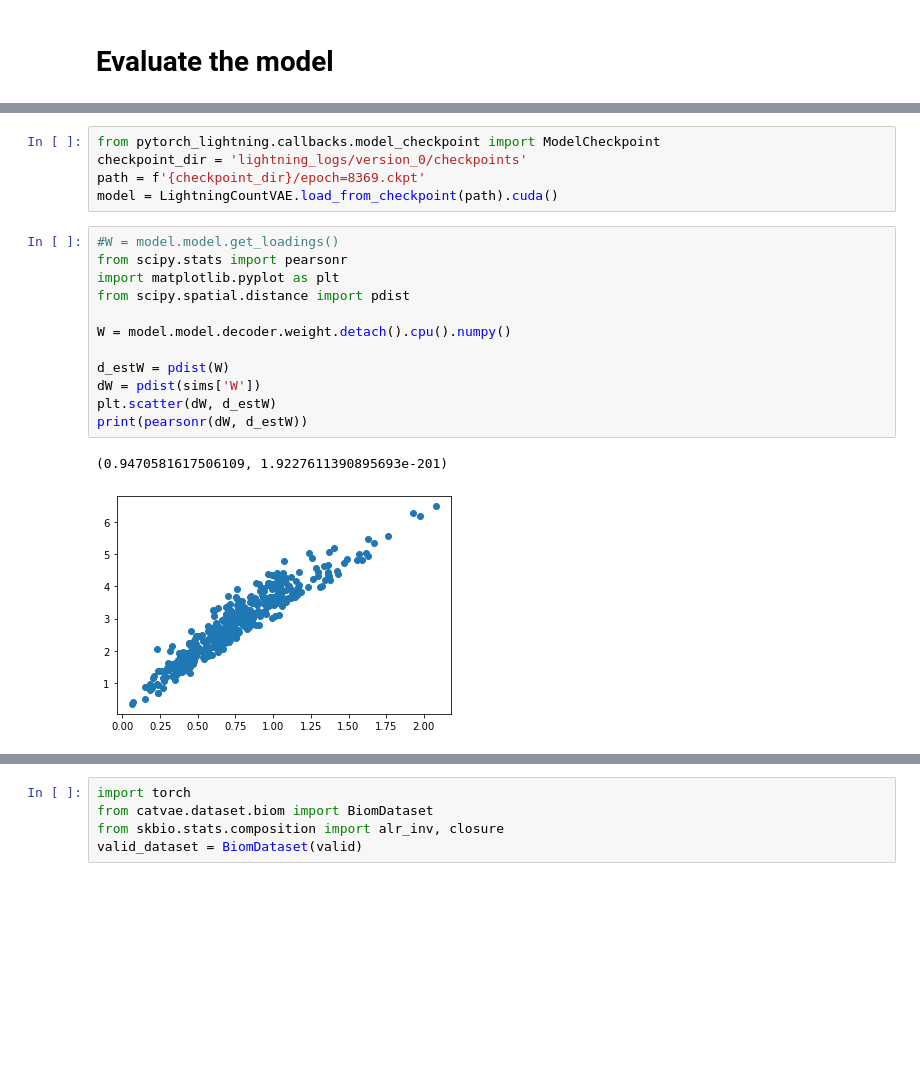
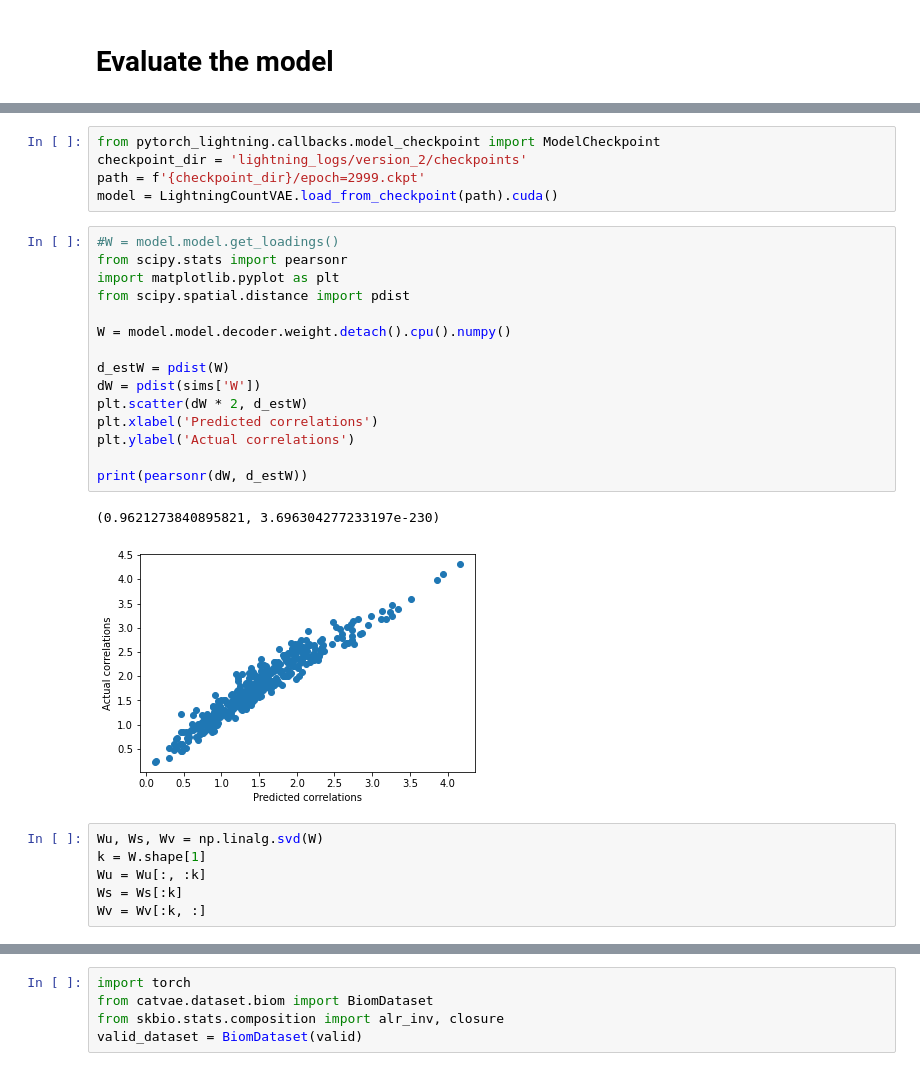
Before and after one commit to flatironinstitute/catvae, a Jupyter notebook: ipynb/vae-sim.ipynb, the cells around one changed output, grey strips where cells are left out. Cells and saved outputs as stored; diff of their text form; blank space fills up the shorter version.

```diff
--- a/ipynb/vae-sim.ipynb
+++ b/ipynb/vae-sim.ipynb
@@ -111,20 +111,29 @@ LightningCountVAE(
 # %%
 from pytorch_lightning.callbacks.model_checkpoint import ModelCheckpoint
-checkpoint_dir = 'lightning_logs/version_0/checkpoints'
-path = f'{checkpoint_dir}/epoch=8369.ckpt'
+checkpoint_dir = 'lightning_logs/version_2/checkpoints'
+path = f'{checkpoint_dir}/epoch=2999.ckpt'
 model = LightningCountVAE.load_from_checkpoint(path).cuda()
 # %%
 #W = model.model.get_loadings()
 from scipy.stats import pearsonr
 import matplotlib.pyplot as plt
 from scipy.spatial.distance import pdist
 
 W = model.model.decoder.weight.detach().cpu().numpy()
 
 d_estW = pdist(W)
 dW = pdist(sims['W'])
-plt.scatter(dW, d_estW)
+plt.scatter(dW * 2, d_estW)
+plt.xlabel('Predicted correlations')
+plt.ylabel('Actual correlations')
+
 print(pearsonr(dW, d_estW))
 # %% [output]
-(0.9470581617506109, 1.9227611390895693e-201)
+(0.9621273840895821, 3.696304277233197e-230)
-[figure, old version]
+[figure, new version]
+# %%
+Wu, Ws, Wv = np.linalg.svd(W)
+k = W.shape[1]
+Wu = Wu[:, :k]
+Ws = Ws[:k]
+Wv = Wv[:k, :]
```
Also changed, not shown: parts of 4 cells of this notebook, 1 other file.
